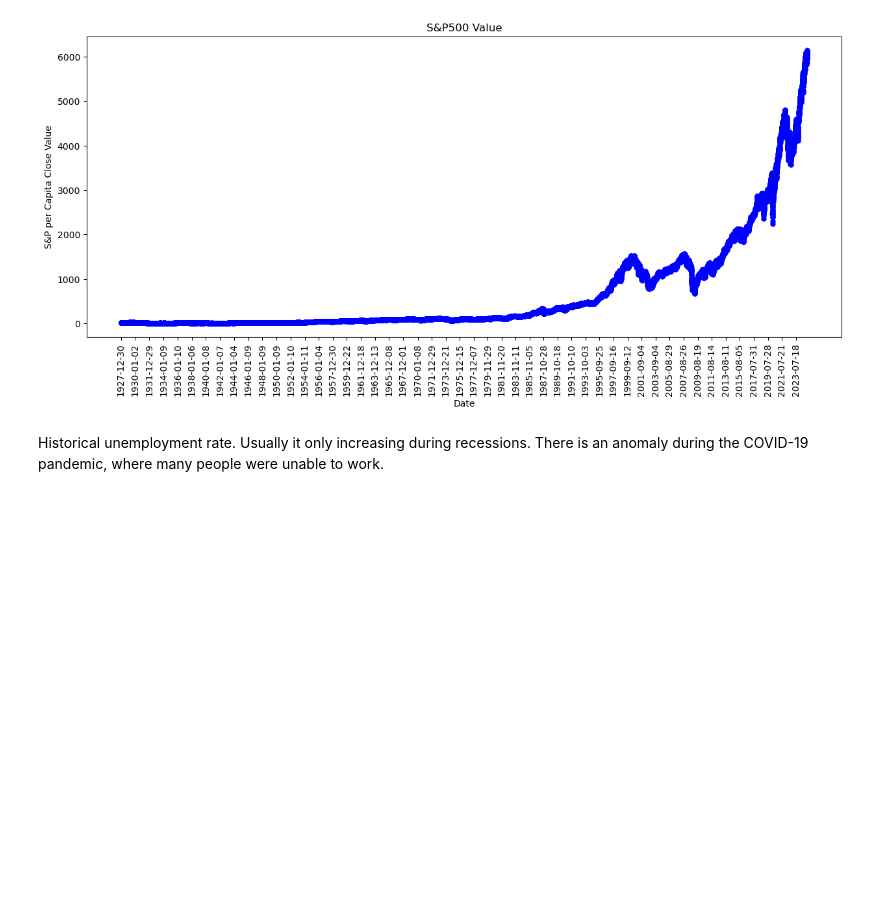
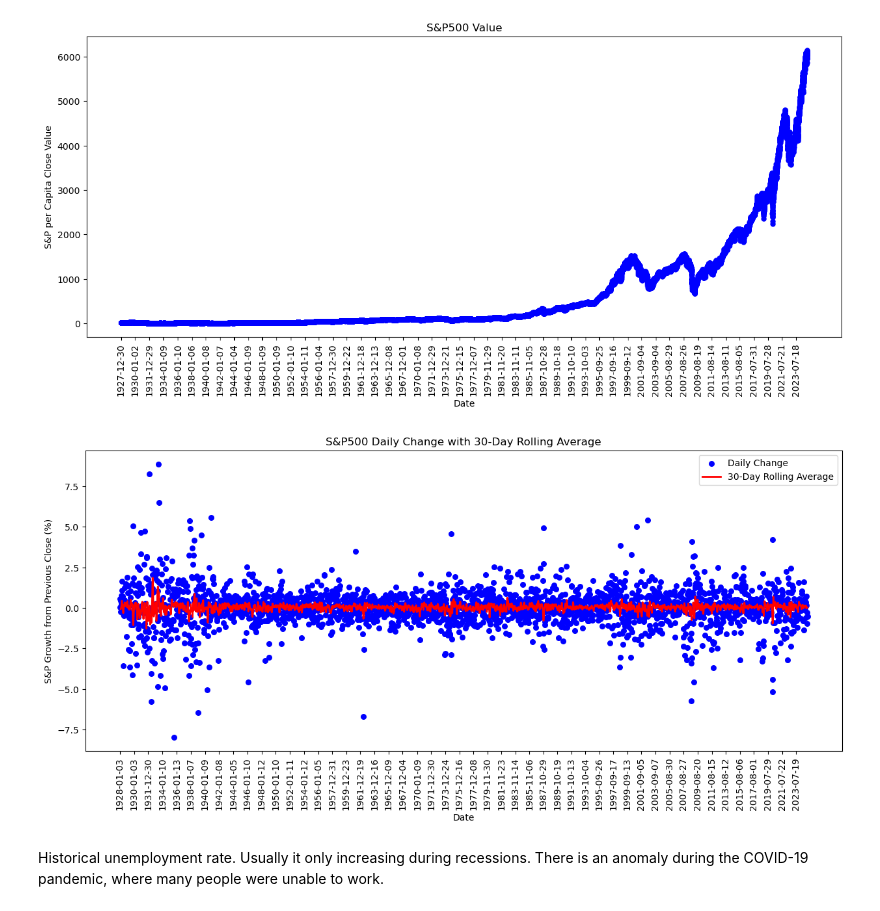
Before and after one commit to ArjunaBazaz/Presidential_Approval_Rating_Prediction, a Jupyter notebook: SCRIPTS/2_preliminary_data_analysis.ipynb, the cells around one changed output. Drawn from its saved outputs; the diff is of its cells as text; code cells hidden in the pictures; blank space fills up the shorter version.

```diff
--- a/SCRIPTS/2_preliminary_data_analysis.ipynb
+++ b/SCRIPTS/2_preliminary_data_analysis.ipynb
@@ -60,6 +201,31 @@ plt.xticks(df['Date'][::500], rotation=90)
 plt.show()
 # %% [output]
 [figure]
+# %%
+# Load data
+df = pd.read_csv(r"..\DATA\sp500_daily_change.csv")
+df['Date'] = pd.to_datetime(df['Date'])
+
+# Calculate the 30-day rolling average
+df['rolling_avg'] = df['Close_Change'].rolling(window=30).mean()
+
+plt.figure(figsize=(15, 6))
+
+# Plot every 5th point for the scatter plot
+plt.scatter(df['Date'][::10], df['Close_Change'][::10], color='blue', s=30, label="Daily Change")
+
+# Plot every 5th point for the rolling average line
+plt.plot(df['Date'][::10], df['rolling_avg'][::10], color='red', linewidth=2, label="30-Day Rolling Average")
+
+plt.xlabel("Date")
+plt.ylabel("S&P Growth from Previous Close (%)")
+plt.title("S&P500 Daily Change with 30-Day Rolling Average")
+plt.xticks(df['Date'][::500], rotation=90)
+plt.legend()
+
+plt.show()
+# %% [output]
+[figure, added]
 # %% [markdown]
 Historical unemployment rate. Usually it only increasing during recessions. There is an anomaly during the COVID-19 pandemic, where many people were unable to work.
 # %%
```
Also changed, not shown: parts of 6 cells of this notebook, 3 other files.
